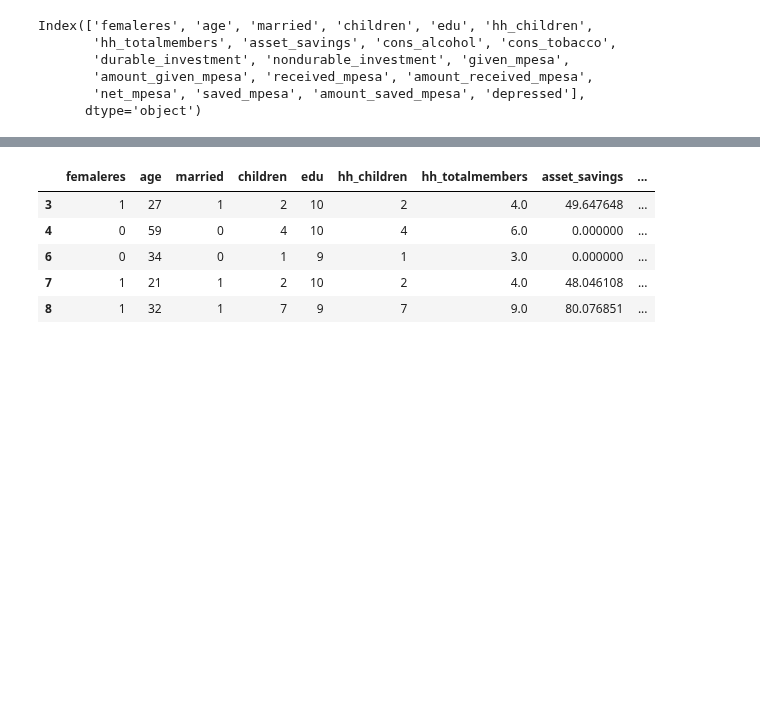
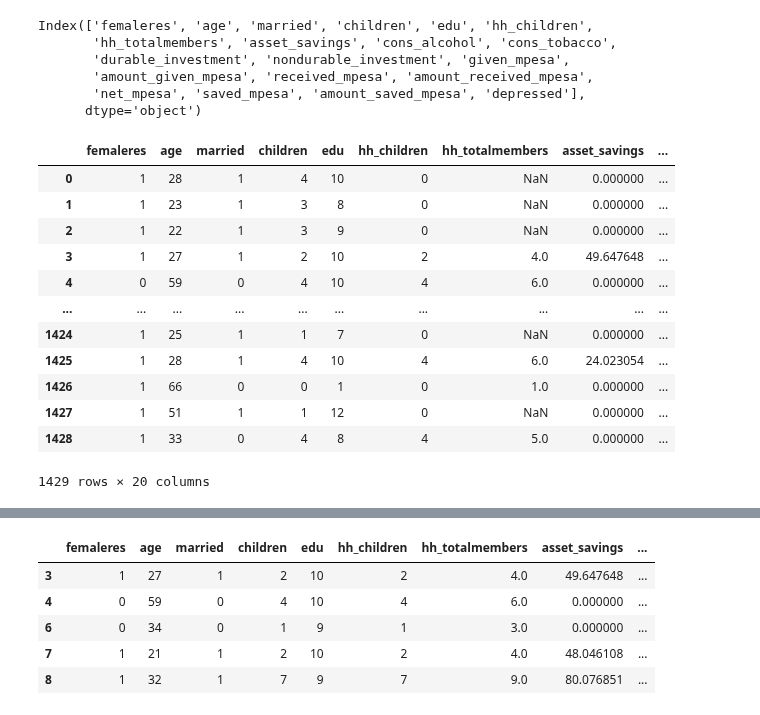
Before and after one commit to kaline/TrabalhoFinalML, a Jupyter notebook: dataset.ipynb, the cells around one changed output, grey strips where cells are left out. Saved outputs shown, nothing was run; the diff lists cells and outputs as text; code cells hidden in the pictures; blank space fills up the shorter version.

```diff
--- a/dataset.ipynb
+++ b/dataset.ipynb
@@ -390,4 +374,20 @@ Index(['femaleres', 'age', 'married', 'children', 'edu', 'hh_children',
        'amount_given_mpesa', 'received_mpesa', 'amount_received_mpesa',
        'net_mpesa', 'saved_mpesa', 'amount_saved_mpesa', 'depressed'],
       dtype='object')
+# %%
+df_depressed_dataset
+# %% [output]
+|  | femaleres | age | married | children | edu | hh_children | hh_totalmembers | asset_savings | ... |
+| 0 | 1 | 28 | 1 | 4 | 10 | 0 | NaN | 0.000000 | ... |
+| 1 | 1 | 23 | 1 | 3 | 8 | 0 | NaN | 0.000000 | ... |
+| 2 | 1 | 22 | 1 | 3 | 9 | 0 | NaN | 0.000000 | ... |
+| 3 | 1 | 27 | 1 | 2 | 10 | 2 | 4.0 | 49.647648 | ... |
+| 4 | 0 | 59 | 0 | 4 | 10 | 4 | 6.0 | 0.000000 | ... |
+| ... | ... | ... | ... | ... | ... | ... | ... | ... | ... |
+| 1424 | 1 | 25 | 1 | 1 | 7 | 0 | NaN | 0.000000 | ... |
+| 1425 | 1 | 28 | 1 | 4 | 10 | 4 | 6.0 | 24.023054 | ... |
+| 1426 | 1 | 66 | 0 | 0 | 1 | 0 | 1.0 | 0.000000 | ... |
+| 1427 | 1 | 51 | 1 | 1 | 12 | 0 | NaN | 0.000000 | ... |
+| 1428 | 1 | 33 | 0 | 4 | 8 | 4 | 5.0 | 0.000000 | ... |
+1429 rows × 20 columns
 # %%
```
Also changed, not shown: parts of 21 cells of this notebook.
